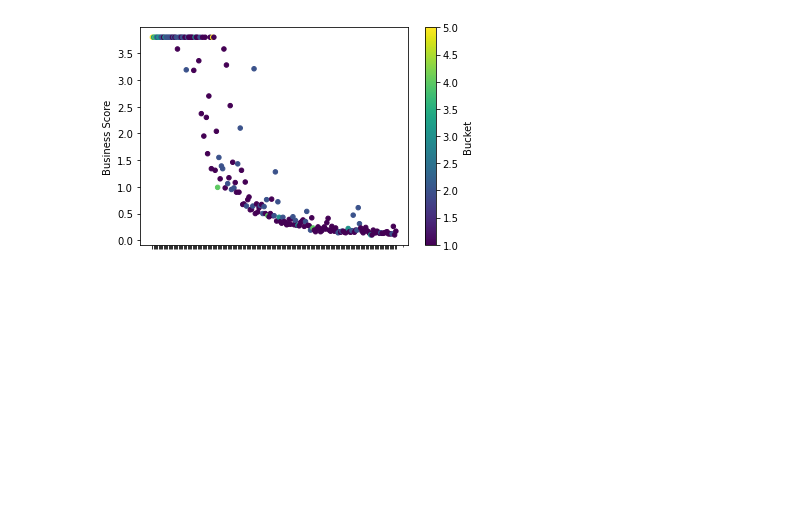
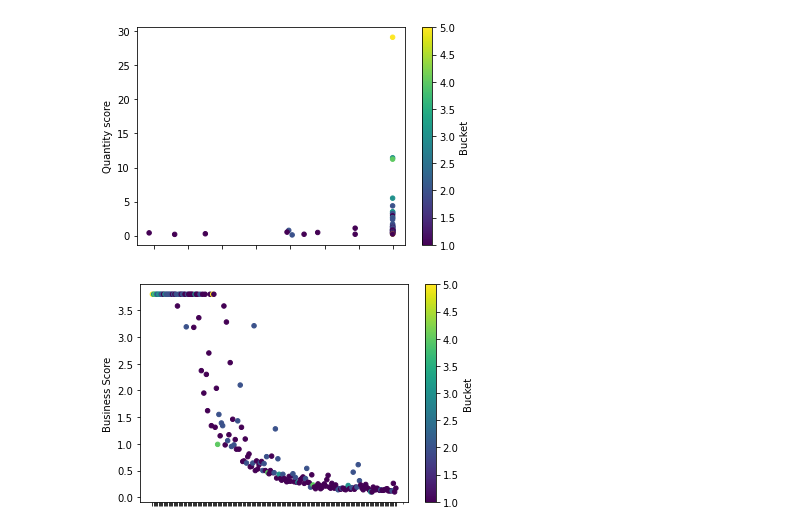
Before and after one commit to HappyM0f0/ClassProject2022, a Jupyter notebook: Data/Plotly Class Project .ipynb, the cells around one changed output. Drawn from its saved outputs; the diff is of its cells as text; code cells hidden in the pictures; blank space fills up the shorter version.

```diff
--- a/Data/Plotly Class Project .ipynb
+++ b/Data/Plotly Class Project .ipynb
@@ -72,3 +77,12 @@ top_ten_df
+# %%
+ax1 = top_ten_df.plot.scatter(
+    x = 'Business Score',
+    y = 'Quantity score',
+    c = 'Bucket',
+    colormap = 'viridis'
+)
+# %% [output]
+[figure, added]
 # %%
 k_df_bsb = k_df2.sort_values(by=['Cost of Living Index'], ascending = False)
 fig = go.Figure(data=[
```
Also changed, not shown: parts of 2 cells of this notebook, 20 other files.
